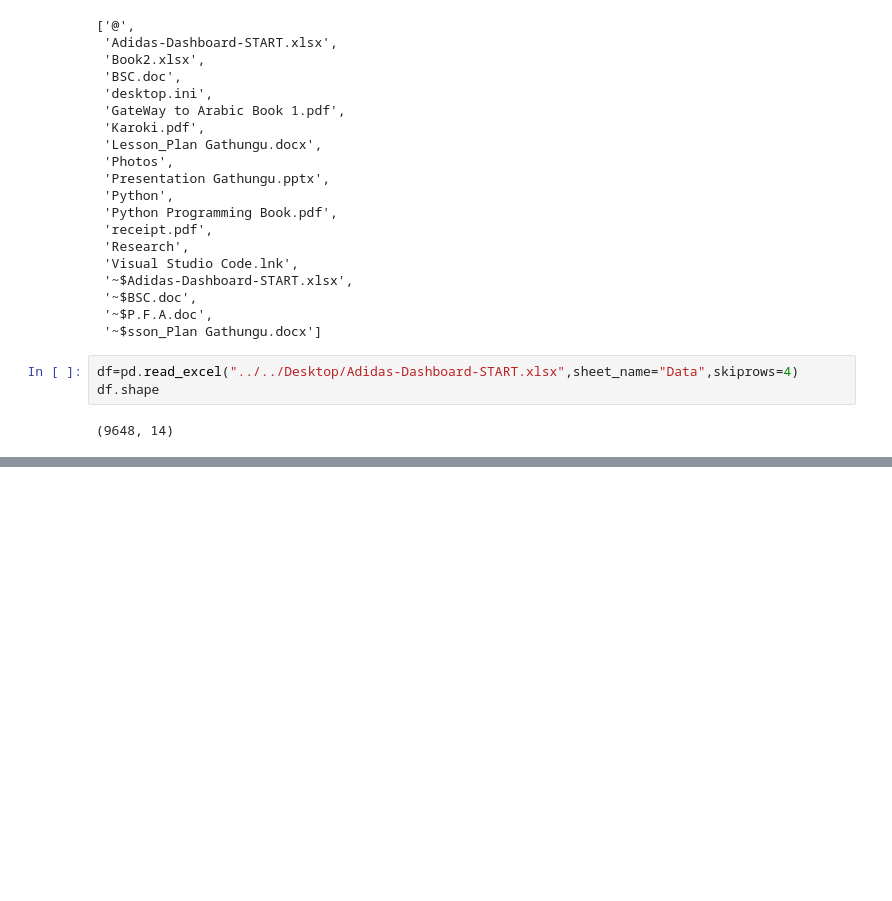
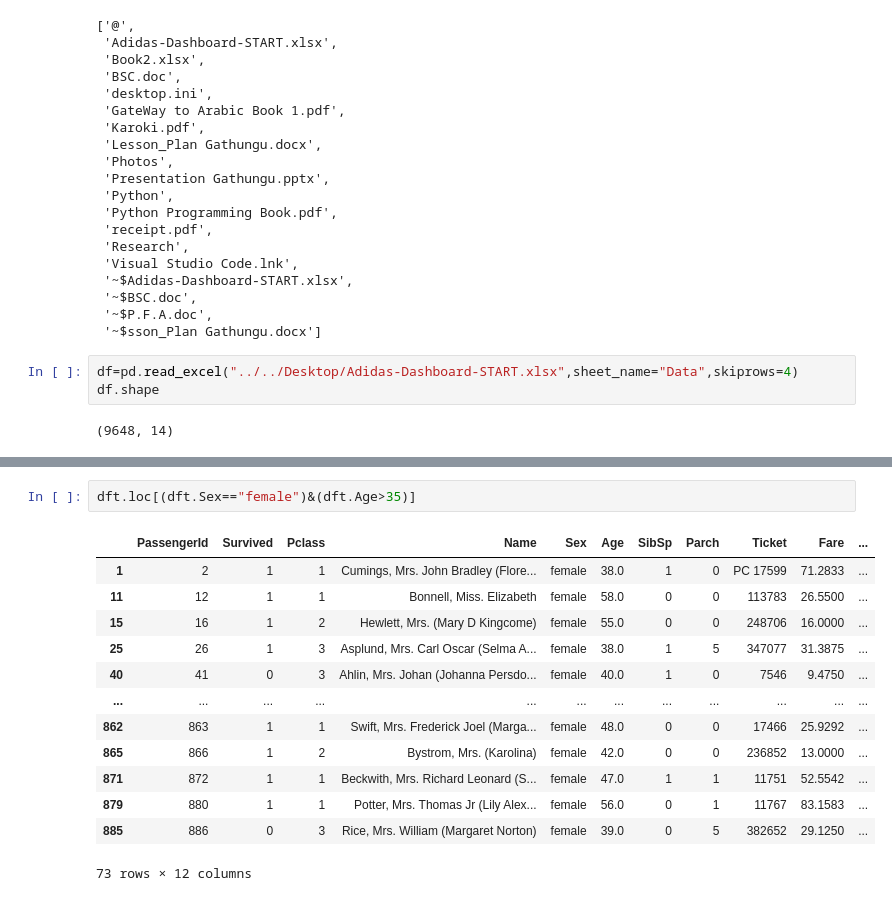
Before and after one commit to kgathungu/Introduction-to-python, a Jupyter notebook: gathungu pandas.ipynb, the cells around one changed output, grey strips where cells are left out. Cells and saved outputs as stored; diff of their text form; blank space fills up the shorter version.

```diff
--- a/gathungu pandas.ipynb
+++ b/gathungu pandas.ipynb
@@ -113,0 +530,16 @@ df.shape
+# %%
+dft.loc[(dft.Sex=="female")&(dft.Age>35)]
+# %% [output]
+|  | PassengerId | Survived | Pclass | Name | Sex | Age | SibSp | Parch | Ticket | Fare | ... |
+| 1 | 2 | 1 | 1 | Cumings, Mrs. John Bradley (Flore... | female | 38.0 | 1 | 0 | PC 17599 | 71.2833 | ... |
+| 11 | 12 | 1 | 1 | Bonnell, Miss. Elizabeth | female | 58.0 | 0 | 0 | 113783 | 26.5500 | ... |
+| 15 | 16 | 1 | 2 | Hewlett, Mrs. (Mary D Kingcome) | female | 55.0 | 0 | 0 | 248706 | 16.0000 | ... |
+| 25 | 26 | 1 | 3 | Asplund, Mrs. Carl Oscar (Selma A... | female | 38.0 | 1 | 5 | 347077 | 31.3875 | ... |
+| 40 | 41 | 0 | 3 | Ahlin, Mrs. Johan (Johanna Persdo... | female | 40.0 | 1 | 0 | 7546 | 9.4750 | ... |
+| ... | ... | ... | ... | ... | ... | ... | ... | ... | ... | ... | ... |
+| 862 | 863 | 1 | 1 | Swift, Mrs. Frederick Joel (Marga... | female | 48.0 | 0 | 0 | 17466 | 25.9292 | ... |
+| 865 | 866 | 1 | 2 | Bystrom, Mrs. (Karolina) | female | 42.0 | 0 | 0 | 236852 | 13.0000 | ... |
+| 871 | 872 | 1 | 1 | Beckwith, Mrs. Richard Leonard (S... | female | 47.0 | 1 | 1 | 11751 | 52.5542 | ... |
+| 879 | 880 | 1 | 1 | Potter, Mrs. Thomas Jr (Lily Alex... | female | 56.0 | 0 | 1 | 11767 | 83.1583 | ... |
+| 885 | 886 | 0 | 3 | Rice, Mrs. William (Margaret Norton) | female | 39.0 | 0 | 5 | 382652 | 29.1250 | ... |
+73 rows × 12 columns
```
Also changed, not shown: parts of 46 cells of this notebook, 4 other files.
